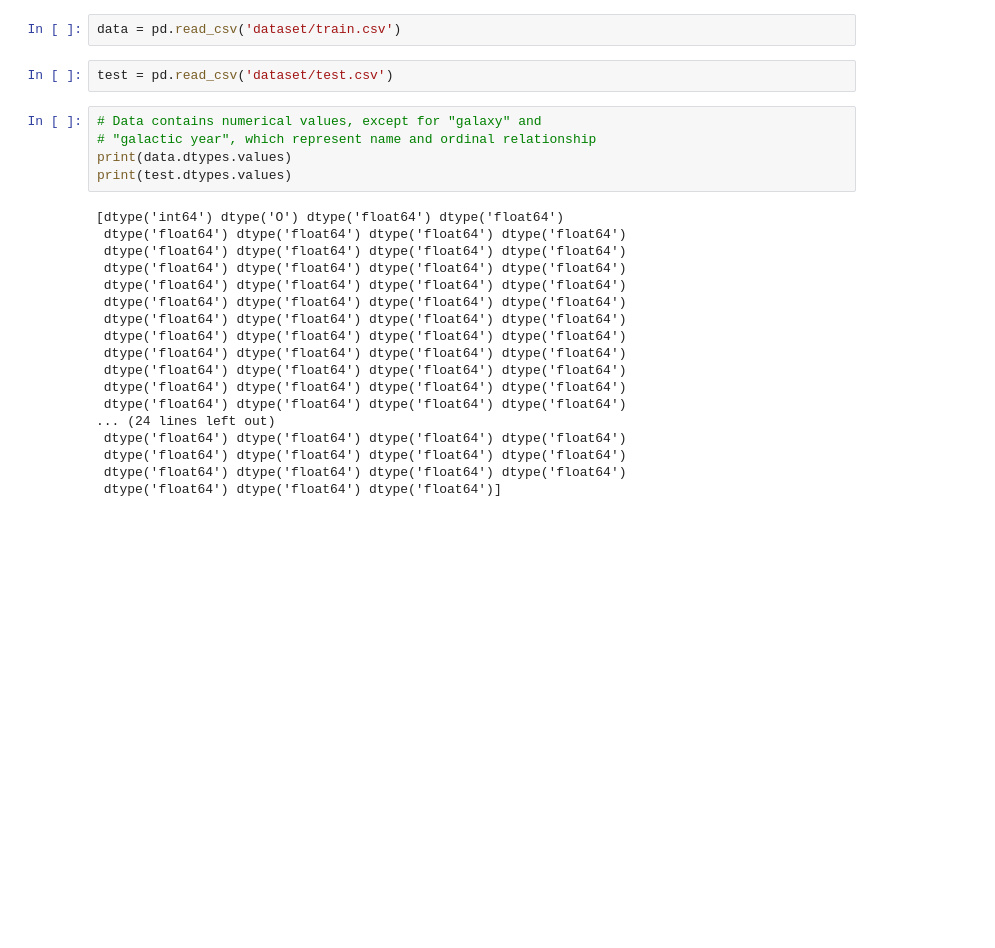
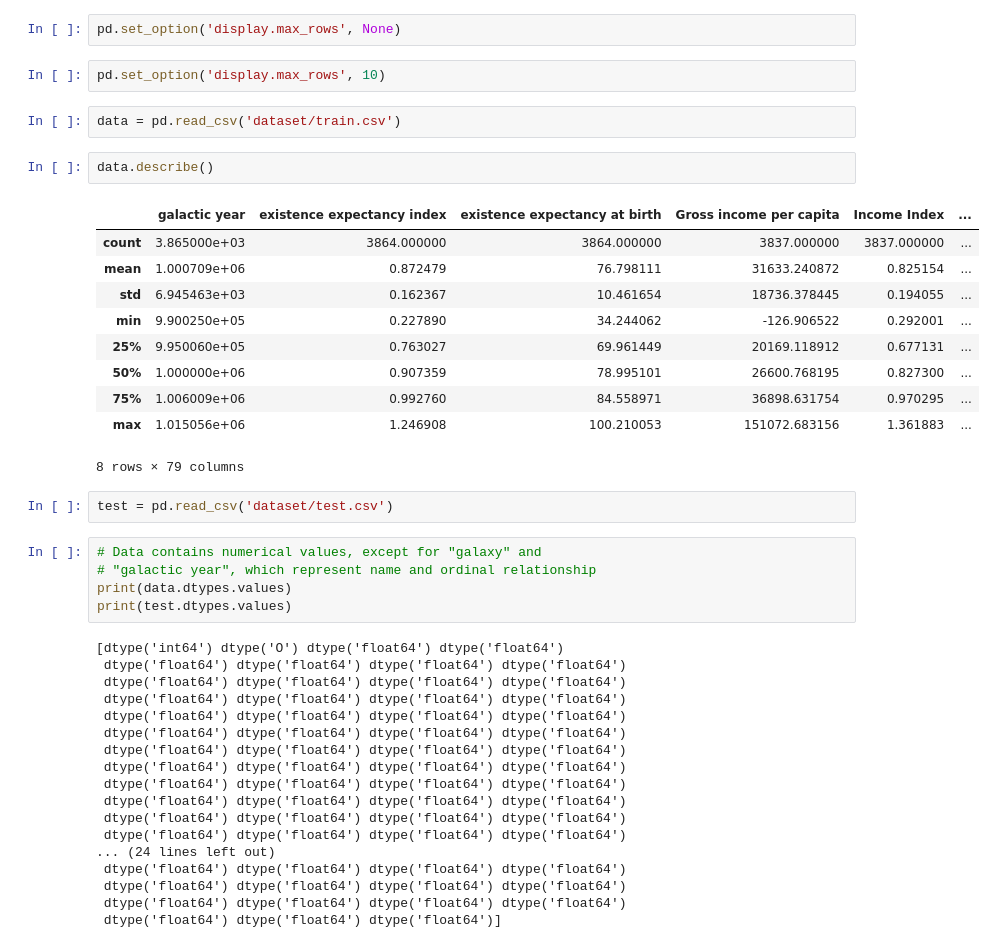
Before and after one commit to D1nay/prohack2020, a Jupyter notebook: Tinkering.ipynb, the cells around one changed output. Saved outputs shown, nothing was run; the diff lists cells and outputs as text; blank space fills up the shorter version.

```diff
--- a/Tinkering.ipynb
+++ b/Tinkering.ipynb
@@ -5,6 +7,23 @@ import matplotlib
 from matplotlib import pyplot as plt
+# %%
+pd.set_option('display.max_rows', None)
+# %%
+pd.set_option('display.max_rows', 10)
 # %%
 data = pd.read_csv('dataset/train.csv')
+# %%
+data.describe()
+# %% [output]
+|  | galactic year | existence expectancy index | existence expectancy at birth | Gross income per capita | Income Index | ... |
+| count | 3.865000e+03 | 3864.000000 | 3864.000000 | 3837.000000 | 3837.000000 | ... |
+| mean | 1.000709e+06 | 0.872479 | 76.798111 | 31633.240872 | 0.825154 | ... |
+| std | 6.945463e+03 | 0.162367 | 10.461654 | 18736.378445 | 0.194055 | ... |
+| min | 9.900250e+05 | 0.227890 | 34.244062 | -126.906522 | 0.292001 | ... |
+| 25% | 9.950060e+05 | 0.763027 | 69.961449 | 20169.118912 | 0.677131 | ... |
+| 50% | 1.000000e+06 | 0.907359 | 78.995101 | 26600.768195 | 0.827300 | ... |
+| 75% | 1.006009e+06 | 0.992760 | 84.558971 | 36898.631754 | 0.970295 | ... |
+| max | 1.015056e+06 | 1.246908 | 100.210053 | 151072.683156 | 1.361883 | ... |
+8 rows × 79 columns
 # %%
 test = pd.read_csv('dataset/test.csv')
 # %%
```
Also changed, not shown: parts of 15 cells of this notebook, 1 other file.
